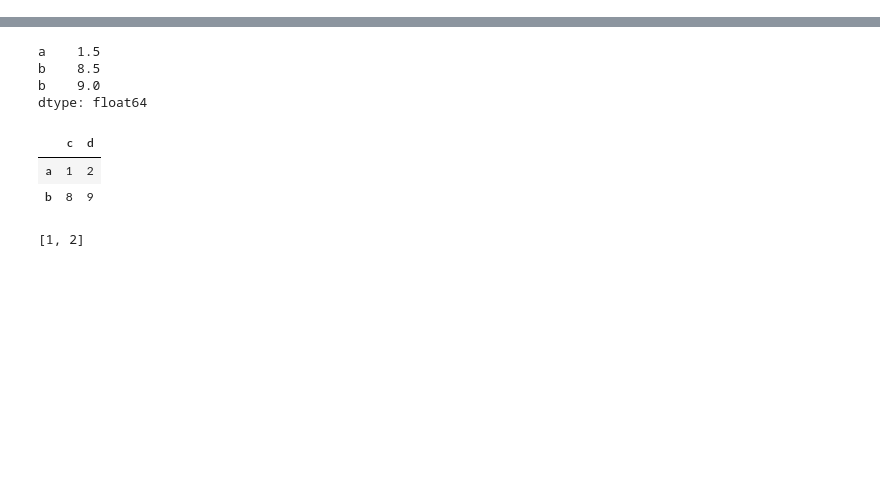
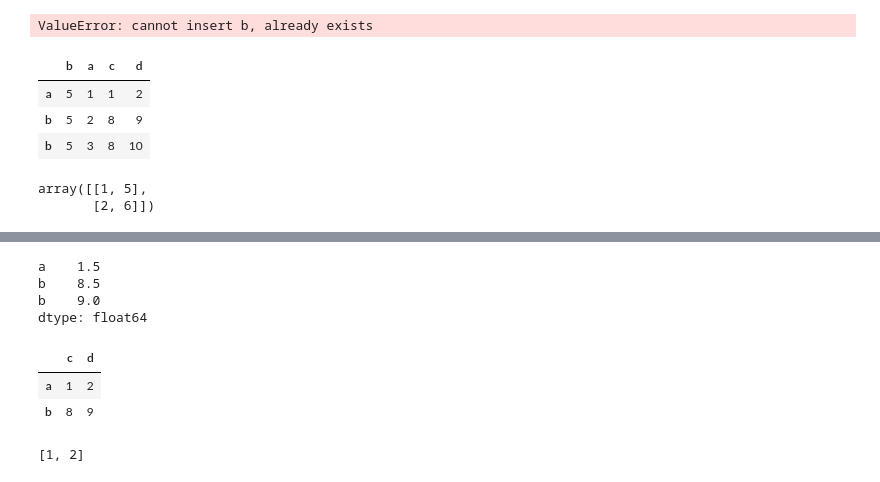
Before and after one commit to frlender/muldataframe, a Jupyter notebook: xplMulDataFrame.ipynb, the cells around one changed output, grey strips where cells are left out. Saved outputs shown, nothing was run; the diff lists cells and outputs as text; code cells hidden in the pictures; blank space fills up the shorter version.

```diff
--- a/xplMulDataFrame.ipynb
+++ b/xplMulDataFrame.ipynb
@@ -17,3 +17,5 @@ columns = pd.DataFrame([[5,7],[3,6]],
                      columns=['f','g'])
 md = MulDataFrame([[1,2],[8,9],[8,10]],index=index,
                   columns=columns)
+# %%
+df = md.df
@@ -19,0 +24,11 @@ md = MulDataFrame([[1,2],[8,9],[8,10]],index=index,
+# %%
+df.insert(0,'b',5,allow_duplicates=True)
+# %% [output]
+ValueError: cannot insert b, already exists
+# %%
+df
+# %% [output]
+|  | b | a | c | d |
+| a | 5 | 1 | 1 | 2 |
+| b | 5 | 2 | 8 | 9 |
+| b | 5 | 3 | 8 | 10 |
@@ -19,0 +39,5 @@ md = MulDataFrame([[1,2],[8,9],[8,10]],index=index,
+# %%
+y
+# %% [output]
+array([[1, 5],
+       [2, 6]])
```
Also changed, not shown: parts of 6 cells of this notebook, 7 other files.
